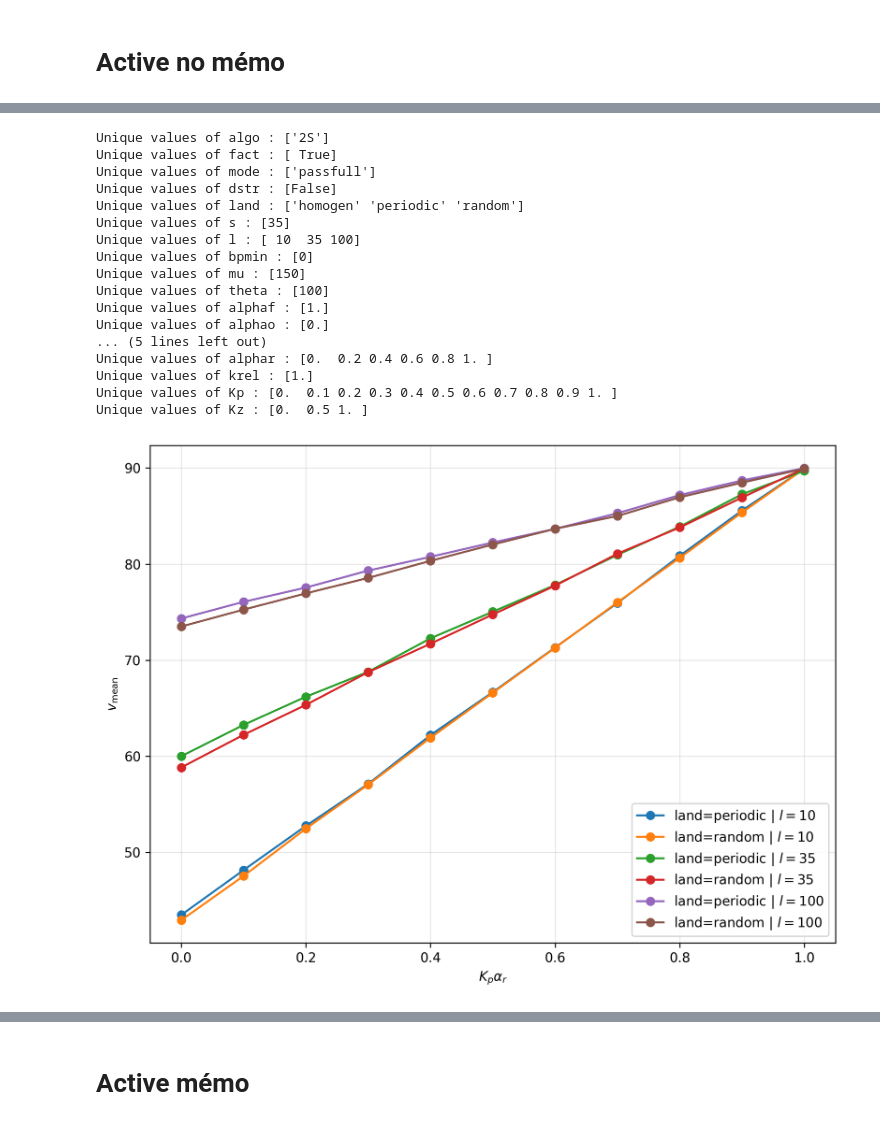
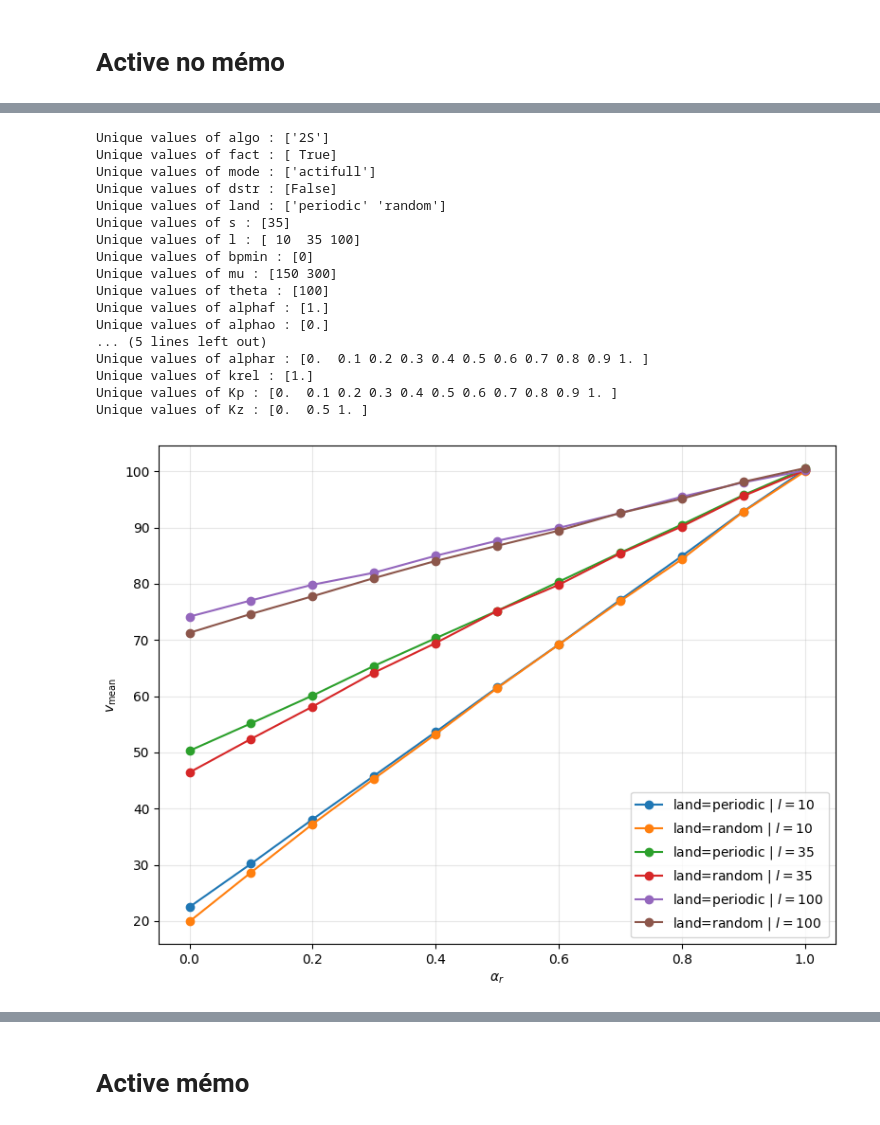
Before and after one commit to npelletbossot/nucleo, a Jupyter notebook: notebooks/work/fact_bis.ipynb, the cells around one changed output, grey strips where cells are left out. Saved outputs shown, nothing was run; the diff lists cells and outputs as text; code cells hidden in the pictures.

```diff
--- a/notebooks/work/fact_bis.ipynb
+++ b/notebooks/work/fact_bis.ipynb
@@ -128,7 +152,7 @@ for l in ls:
         Kp      = df_land["Kp"].to_numpy()
         v_mean  = df_land["v_mean"].to_numpy()
 
-        plt.plot(Kp, v_mean, label=f"land={land} | l={l}", marker = "o")
+        plt.plot(Kp, v_mean, label=f"land={land} | l={l}", marker = "o", alpha=0.70)
 
 # plt.title(rf"$l={l}~|~\alpha_r = {alphar}$")
 plt.xlabel(r"$\alpha_r$")
@@ -159,7 +183,7 @@ for l in ls:
         alphar  = df_land["alphar"].to_numpy()
         v_mean  = df_land["v_mean"].to_numpy()
 
-        plt.plot(alphar, v_mean, label=f"land={land} | l={l}", marker = "o")
+        plt.plot(alphar, v_mean, label=f"land={land} | l={l}", marker = "o", alpha=0.70)
 
 # plt.title(rf"$l={l}~|~K_p = {Kp}$")
 plt.xlabel(r"$K_p$")
@@ -250,7 +378,8 @@ for l in ls:
             Kp_alphar[order],
             gain[order],
             marker="o",
-            label=f"land={land} | $l={l}$"
+            label=f"land={land} | $l={l}$",
+            alpha=0.70
         )
 
 plt.xlabel(r"$K_p \alpha_r$")
@@ -452,12 +394,0 @@ s=[35] | μ=[150] | θ=[100]
-# %%
-# - Getting the data -----
-root_fact = "/home/nicolas/Documents/Workspace/nucleo/outputs/FACT__PSMN__2026-05-21"
-# root_fact = "/home/nicolas/Documents/Workspace/nucleo/outputs/FACT__PSMN__2026-09-17"
-
-df_fact = reading_all_parquet(root_fact)
-df_fact.group_by(["mode", "land", "l", "alphar", "Kp"])
-print(df_fact)
-
-df_passive = df_fact.filter(
-    pl.col("mode") == "passfull"
-)
@@ -703,12 +607,19 @@ import matplotlib.pyplot as plt
 import polars as pl
 import numpy as np
 
-plt.figure(figsize=(8, 6), dpi=300)
 
-ls = np.unique(df_passive["l"].to_numpy())
+lands   = np.unique(df_actifull["land"].to_numpy())
+ls      = np.unique(df_actifull["l"].to_numpy())
+Kp      = 1
+Kz      = 1
+rrest   = 2.0
+mu      = 150
+
+
+plt.figure(figsize=(8, 6), dpi=100)
 
 for col in COLUMNS:
-    print(f"Unique values of {col} : {np.unique(df_passive[col])}")
+    print(f"Unique values of {col} : {np.unique(df_actifull[col])}")
 
 
 for l in ls:
@@ -717,48 +628,46 @@ for l in ls:
         df_land = df_actifull.filter(
             (pl.col("land") == land) &
             (pl.col("l") == l) &
-            (pl.col("alphar") == 1) &
-            (pl.col("Kz") == 1)
+            (pl.col("mu") == mu) &
+            (pl.col("rrest") == rrest) &
+            (pl.col("Kp") == Kp) &
+            (pl.col("Kz") == Kz)
         )
 
-        Kp_alphar = (
-            df_land["Kp"].to_numpy()
-            * df_land["alphar"].to_numpy()
-        )
-
+        alphar = df_land["alphar"].to_numpy()
         v_mean_land = df_land["v_mean"].to_numpy()
 
-        order = np.argsort(Kp_alphar)
+        # order = np.argsort(Kp_alphar)
 
         plt.plot(
-            Kp_alphar[order],
-            v_mean_land[order],
+            alphar,
+            v_mean_land,
             marker="o",
             label=f"land={land} | $l={l}$"
         )
 
-plt.xlabel(r"$K_p \alpha_r$")
+plt.xlabel(r"$\alpha_r$")
 plt.ylabel(r"$v_{\mathrm{mean}}$")
 plt.grid(True, alpha=0.30)
 plt.legend()
 plt.tight_layout()
 plt.show()
 # %% [output]
 Unique values of algo : ['2S']
 Unique values of fact : [ True]
-Unique values of mode : ['passfull']
+Unique values of mode : ['actifull']
 Unique values of dstr : [False]
-Unique values of land : ['homogen' 'periodic' 'random']
+Unique values of land : ['periodic' 'random']
 Unique values of s : [35]
 Unique values of l : [ 10  35 100]
 Unique values of bpmin : [0]
-Unique values of mu : [150]
+Unique values of mu : [150 300]
 Unique values of theta : [100]
 Unique values of alphaf : [1.]
 Unique values of alphao : [0.]
 ... (5 lines left out)
-Unique values of alphar : [0.  0.2 0.4 0.6 0.8 1. ]
+Unique values of alphar : [0.  0.1 0.2 0.3 0.4 0.5 0.6 0.7 0.8 0.9 1. ]
 Unique values of krel : [1.]
 Unique values of Kp : [0.  0.1 0.2 0.3 0.4 0.5 0.6 0.7 0.8 0.9 1. ]
 Unique values of Kz : [0.  0.5 1. ]
-[figure, old version]
+[figure, new version]
```
Also changed, not shown: parts of 27 cells of this notebook, 1 other file.
